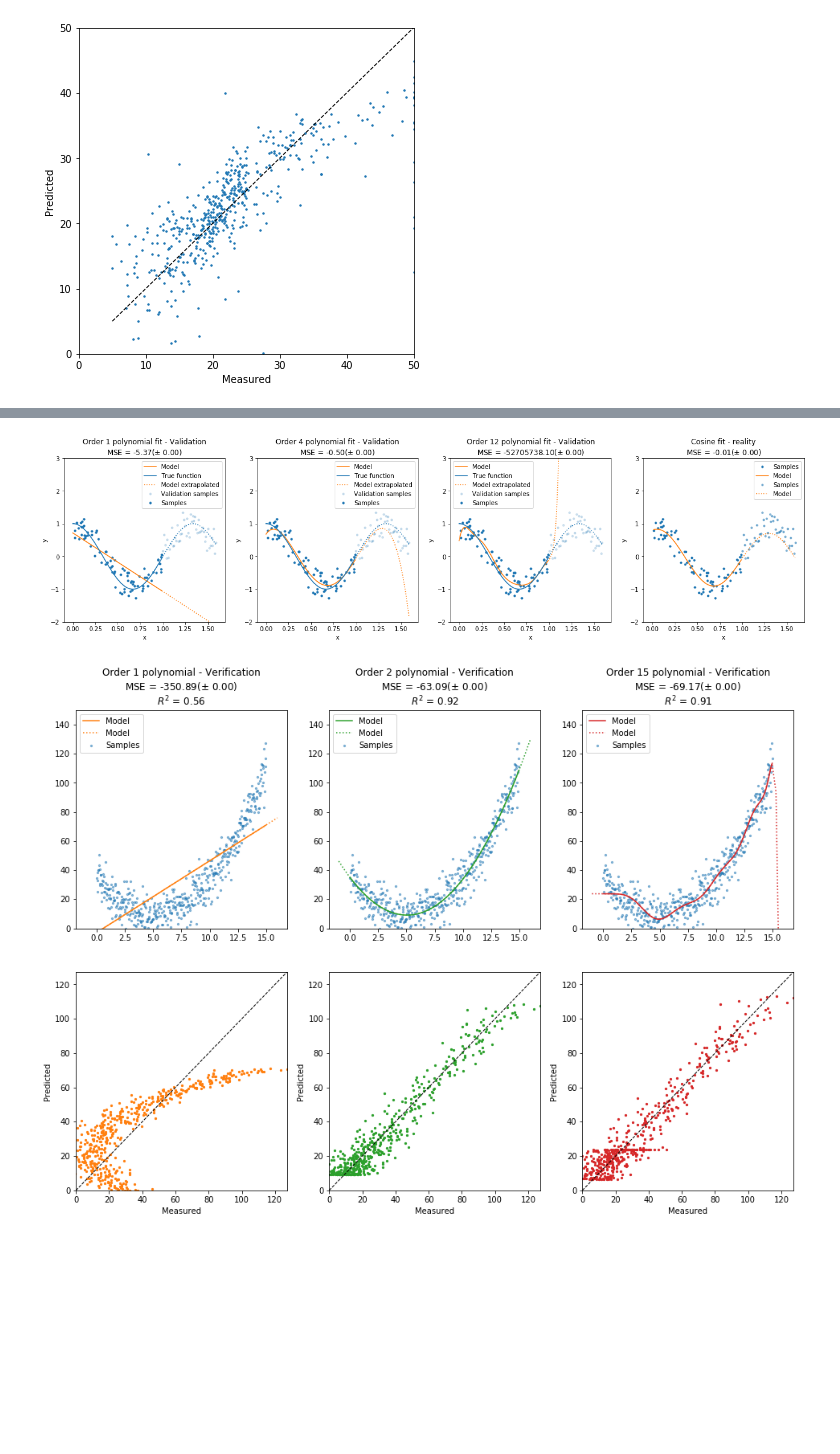
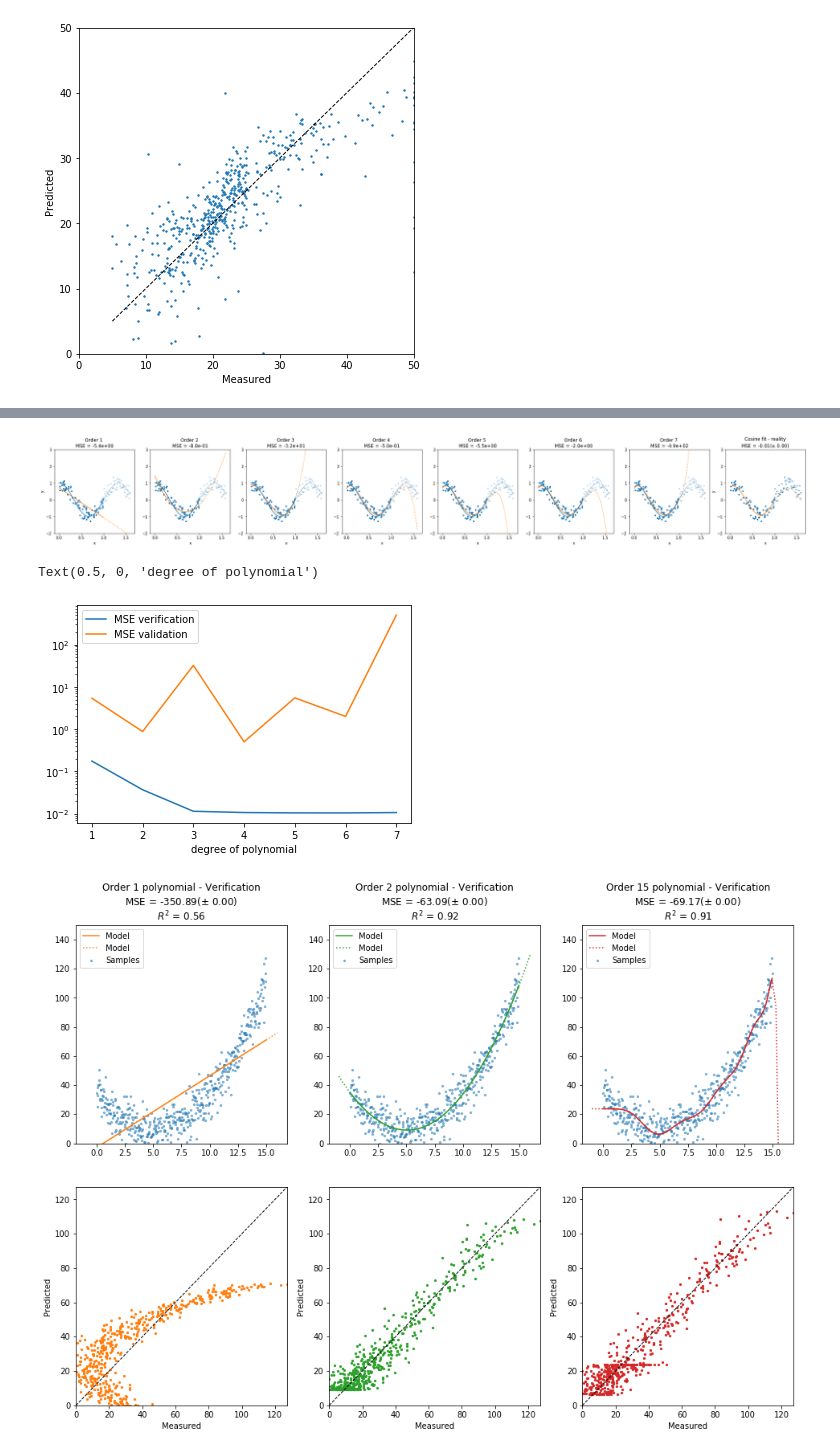
Before and after one commit to blackw1ng/data-validation-lecture, a Jupyter notebook: graph-generator.ipynb, the cells around one changed output, grey strips where cells are left out. Cells and saved outputs as stored; diff of their text form; code cells hidden in the pictures; blank space fills up the shorter version.

```diff
--- a/graph-generator.ipynb
+++ b/graph-generator.ipynb
@@ -5,7 +5,7 @@ from IPython.core.display import display, HTML
 display(HTML("<style>.container { width:98% !important; }</style>"))
 %config Completer.use_jedi = False
 import matplotlib as mpl
-mpl.rcParams['figure.dpi'] = 150
+mpl.rcParams['figure.dpi'] = 300
 
 from sklearn import datasets
 from sklearn.model_selection import cross_val_predict
@@ -253,14 +253,18 @@ np.random.seed(0)
 
 N = 80
 xmax = 1
-degrees = [1, 4, 12]
+#degrees = [1, 4, 12]
+degrees = np.arange(1,8,1)
+
+mse = []
 
 X = np.sort(np.random.rand(N))
 y = true_fun(X) + np.random.randn(len(X)) *0.25
 
 X_test = np.linspace(0, X.max(), 100)
 
-plt.figure(figsize=(16, 5))
+#plt.figure(figsize=(16, 5))
+plt.figure(figsize=(len(degrees)*4, 3))
 for i in range(len(degrees)):
     ax = plt.subplot(1, len(degrees), i + 1)
     #plt.setp(ax, xticks=(), yticks=())
@@ -281,6 +285,7 @@ for i in range(len(degrees)):
 
     score_r2 = r2_score(Y_true,Y_pred)
     score_MSE = mean_squared_error(Y_true,Y_pred)
+    mse.append(score_MSE)
 
 
     plt.plot(X_test, Y_pred, label="Model",color="C1")
@@ -288,11 +293,13 @@ for i in range(len(degrees)):
     plt.scatter(X, y, s=10, label="Samples")
 
     plt.xlabel("x")
-    plt.ylabel("y")
+    if i == 0:
+        plt.ylabel("y")
     plt.xlim((0-0.1, X.max()+0.1))
     #plt.ylim(0,y.max())
-    plt.legend(loc="best")
-    plt.title(f"Order {degrees[i]} polynomial fit - Verification\nMSE = {-score_MSE.mean():.2f}($\pm$ {score_MSE.std():.2f})\n$R^2$ = {score_r2:.2f}")
+    #plt.legend(loc="best")
+    #plt.title(f"Order {degrees[i]} polynomial fit - Verification\nMSE = {-score_MSE.mean():.2f}($\pm$ {score_MSE.std():.2f})\n$R^2$ = {score_r2:.2f}")
+    plt.title(f"Order {degrees[i]}\nVerification\nMSE = {-score_MSE.mean():.2f}\n$R^2$ = {score_r2:.2f}")
 
 #ax = plt.subplot(1, len(degrees)+1, len(degrees)+1)
 
@@ -312,7 +319,10 @@ plt.show()
 X_extra = np.linspace(X.max(), X.max()+0.6, 50)
 y_extra = true_fun(X_extra) + np.random.randn(len(X_extra)) *0.25 #*boost - boost/3
 
-plt.figure(figsize=(22, 5))
+mse_e = []
+
+plt.figure(figsize=(len(degrees)*5, 4))
+
 for i in range(len(degrees)):
     ax = plt.subplot(1, len(degrees)+1, i + 1)
     #plt.setp(ax, xticks=(), yticks=())
@@ -335,43 +345,56 @@ for i in range(len(degrees)):
 
     score_MSE_e = mean_squared_error(Y_true_e,Y_pred_e)
 
+    mse_e.append(score_MSE_e)
+
     plt.plot(X_test, Y_pred, label="Model",color="C1")
     plt.plot(X_test, Y_true, label="True function",color="C0")
     plt.scatter(X_extra, y_extra, s=10,color="C0", label="Validation samples",alpha=0.2)
     plt.scatter(X, y, s=10,color="C0", label="Samples")
     plt.plot(X_extra, Y_pred_e, label="Model extrapolated",color="C1",linestyle=":")
     plt.plot(X_extra, Y_true_e, label="",color="C0",linestyle=":")
 
     plt.xlabel("x")
-    plt.ylabel("y")
+    if i == 0:
+        plt.ylabel("y")
     plt.xlim((0-0.1, X_extra.max()+0.1))
     plt.ylim(-2,3)
-    plt.legend(loc="best")
-    plt.title(f"Order {degrees[i]} polynomial fit - Validation\nMSE = {-score_MSE_e.mean():.2f}($\pm$ {score_MSE_e.std():.2f})")
+    #plt.legend(loc="best")
+    #plt.title(f"Order {degrees[i]} polynomial fit - Validation\nMSE = {-score_MSE_e.mean():.2f}($\pm$ {score_MSE_e.std():.2f})")
+    plt.title(f"Order {degrees[i]} \nMSE = {-score_MSE_e.mean():.1e}")
 
 
 ax = plt.subplot(1, len(degrees)+1, len(degrees)+1)
 
 plt.plot(X, y, "o",color="C0",markersize=3, label="Samples")
 plt.plot(time, fitfunc(p1, time), "r",color="C1", label="Model")
 
 score_r2 = r2_score(Y_true_e,fitfunc(p1, X_extra))
 
 plt.title(f"Cosine fit - reality\nMSE = {-score_MSE.mean():.2f}($\pm$ {score_MSE.std():.2f})")
 
 plt.plot(X_extra, y_extra, "o",color="C0",alpha=0.5,markersize=3, label="Samples")
 plt.plot(X_extra, fitfunc(p1, X_extra), ":",color="C1", label="Model")
 
 plt.xlabel("x")
 plt.ylabel("y")
 plt.xlim((0-0.1, X_extra.max()+0.1))
 plt.ylim(-2,3)
-plt.legend(loc="best")
+#plt.legend(loc="best")
 
 
 plt.show()
 # %% [output]
-[figure, old version]
+[figure, new version]
+# %%
+plt.plot(degrees,mse,label="MSE verification")
+plt.plot(degrees,mse_e,label="MSE validation")
+plt.yscale("log")
+plt.legend()
+plt.xlabel("degree of polynomial")
+# %% [output]
+Text(0.5, 0, 'degree of polynomial')
+[figure, added]
 # %%
 # Fit the first set
 
```
Also changed, not shown: parts of 7 cells of this notebook, 1 other file.
